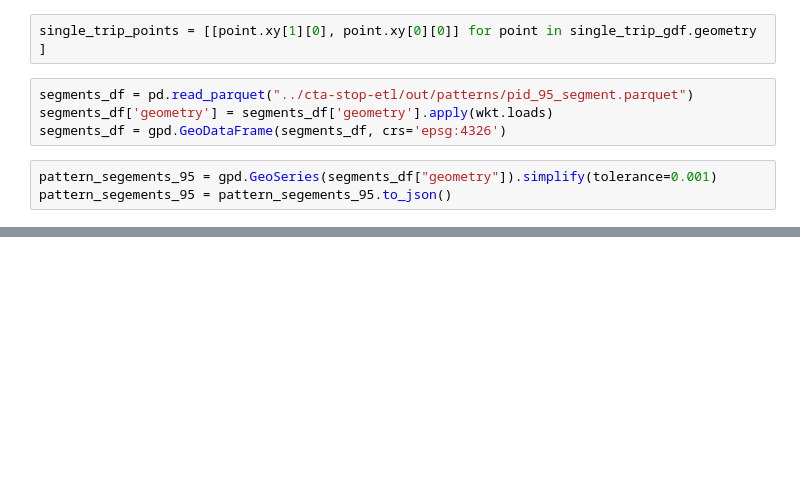
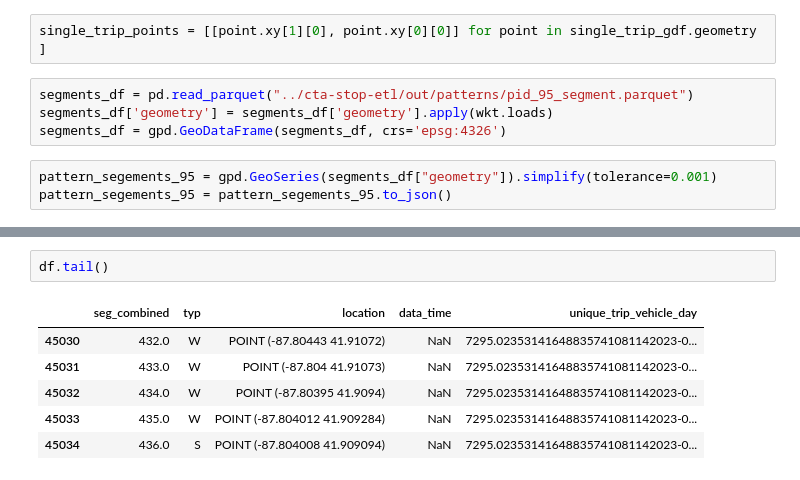
Before and after one commit to mansueto-institute/cta-stop-watch, a Jupyter notebook: cta-stop-watch/scratch/map_stuff.ipynb, the cells around one changed output, grey strips where cells are left out. Cells and saved outputs as stored; diff of their text form; blank space fills up the shorter version.

```diff
--- a/cta-stop-watch/scratch/map_stuff.ipynb
+++ b/cta-stop-watch/scratch/map_stuff.ipynb
@@ -54,0 +240,9 @@ m
+# %%
+df.tail()
+# %% [output]
+|  | seg_combined | typ | location | data_time | unique_trip_vehicle_day |
+| 45030 | 432.0 | W | POINT (-87.80443 41.91072) | NaN | 7295.02353141648835741081142023-0... |
+| 45031 | 433.0 | W | POINT (-87.804 41.91073) | NaN | 7295.02353141648835741081142023-0... |
+| 45032 | 434.0 | W | POINT (-87.80395 41.9094) | NaN | 7295.02353141648835741081142023-0... |
+| 45033 | 435.0 | W | POINT (-87.804012 41.909284) | NaN | 7295.02353141648835741081142023-0... |
+| 45034 | 436.0 | S | POINT (-87.804008 41.909094) | NaN | 7295.02353141648835741081142023-0... |
```
Also changed, not shown: parts of 15 cells of this notebook, 2 other files.
